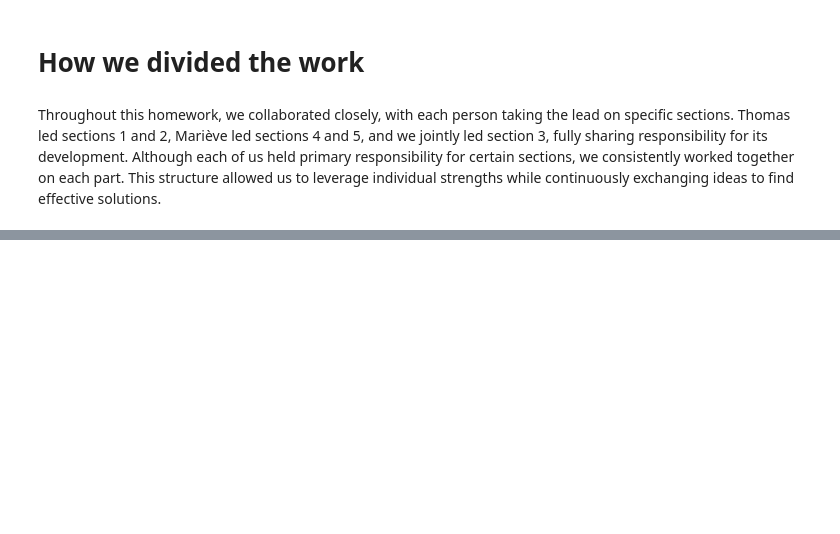
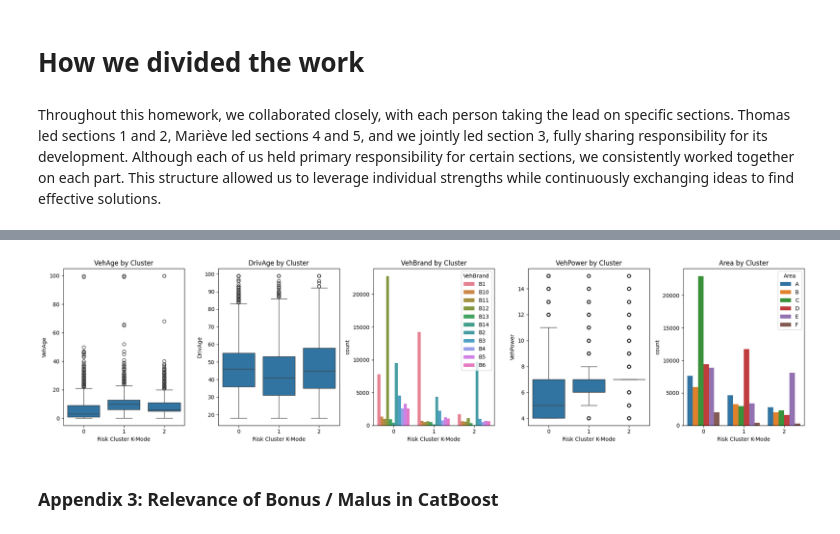
Before and after one commit to ThomasDeConinck/Assurance-Code-Python, a Jupyter notebook: assurances Code Python Case.ipynb, the cells around one changed output, grey strips where cells are left out. Drawn from its saved outputs; the diff is of its cells as text; code cells hidden in the pictures; blank space fills up the shorter version.

```diff
--- a/assurances Code Python Case.ipynb
+++ b/assurances Code Python Case.ipynb
@@ -1556,0 +1541,21 @@ Throughout this homework, we collaborated closely, with each person taking the l
+# %%
+# Define the variables to plot
+variables = ['VehAge', 'DrivAge', 'VehBrand', 'VehPower', 'Area']
+fig, axes = plt.subplots(1, len(variables), figsize=(20, 5))
+
+# Plot the distribution of variables by predicted risk cluster
+for i, var in enumerate(variables):
+    assert var in claims_data.columns, f"The column {var} is missing in claims_data"
+    if claims_data[var].dtype.name == 'category' or claims_data[var].dtype.name == 'object':
+        sns.countplot(data=claims_data, x='Risk Cluster K-Mode', hue=var, ax=axes[i])
+    else:
+        sns.boxplot(data=claims_data, x='Risk Cluster K-Mode', y=var, ax=axes[i])
+    axes[i].set_title(f'{var} by Cluster')
+
+# Adjust the layout of the subplots to avoid overlap
+plt.tight_layout()
+plt.show()
+# %% [output]
+[figure, added]
+# %% [markdown]
+### Appendix 3: Relevance of Bonus / Malus in CatBoost
```
Also changed, not shown: parts of 35 cells of this notebook.
